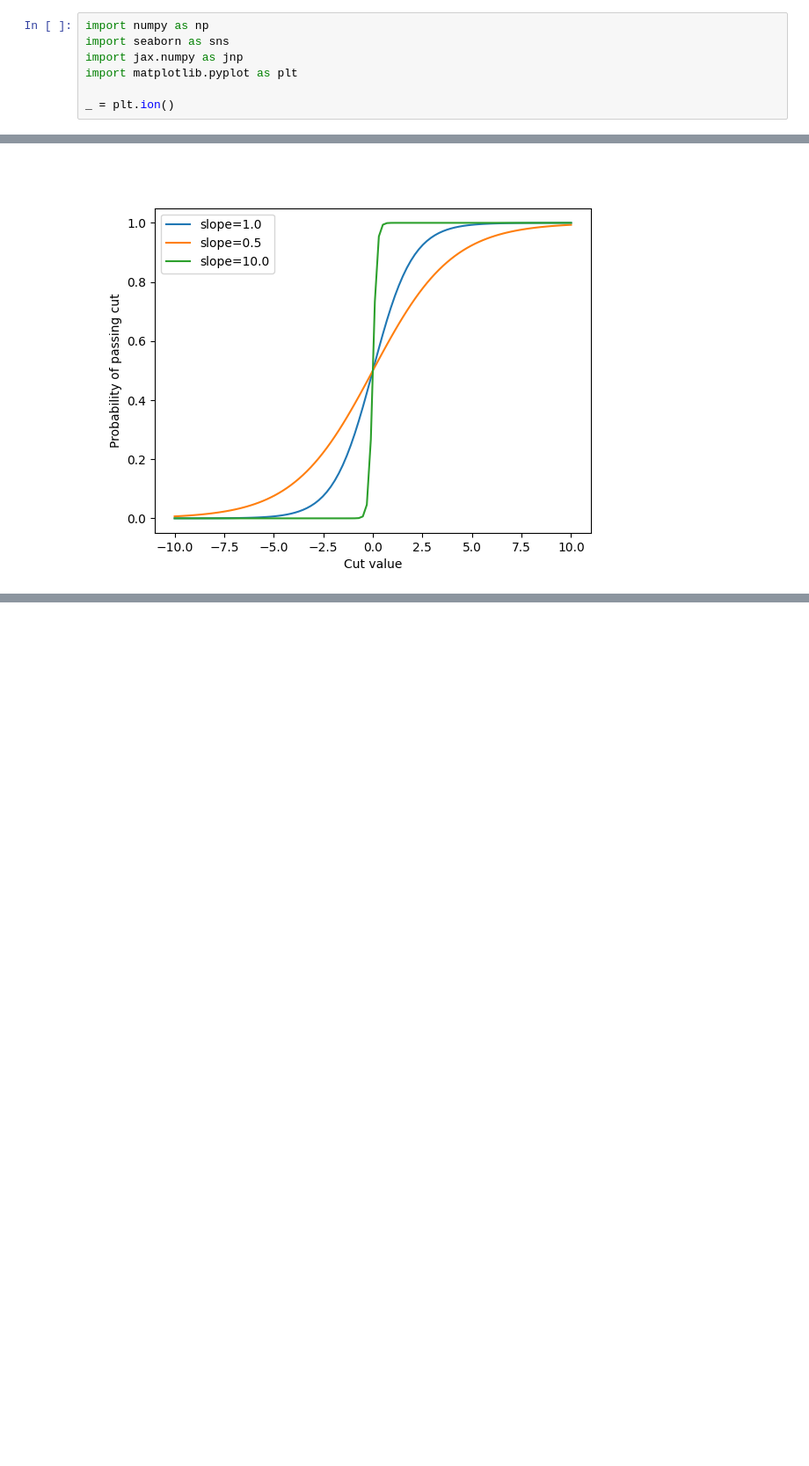
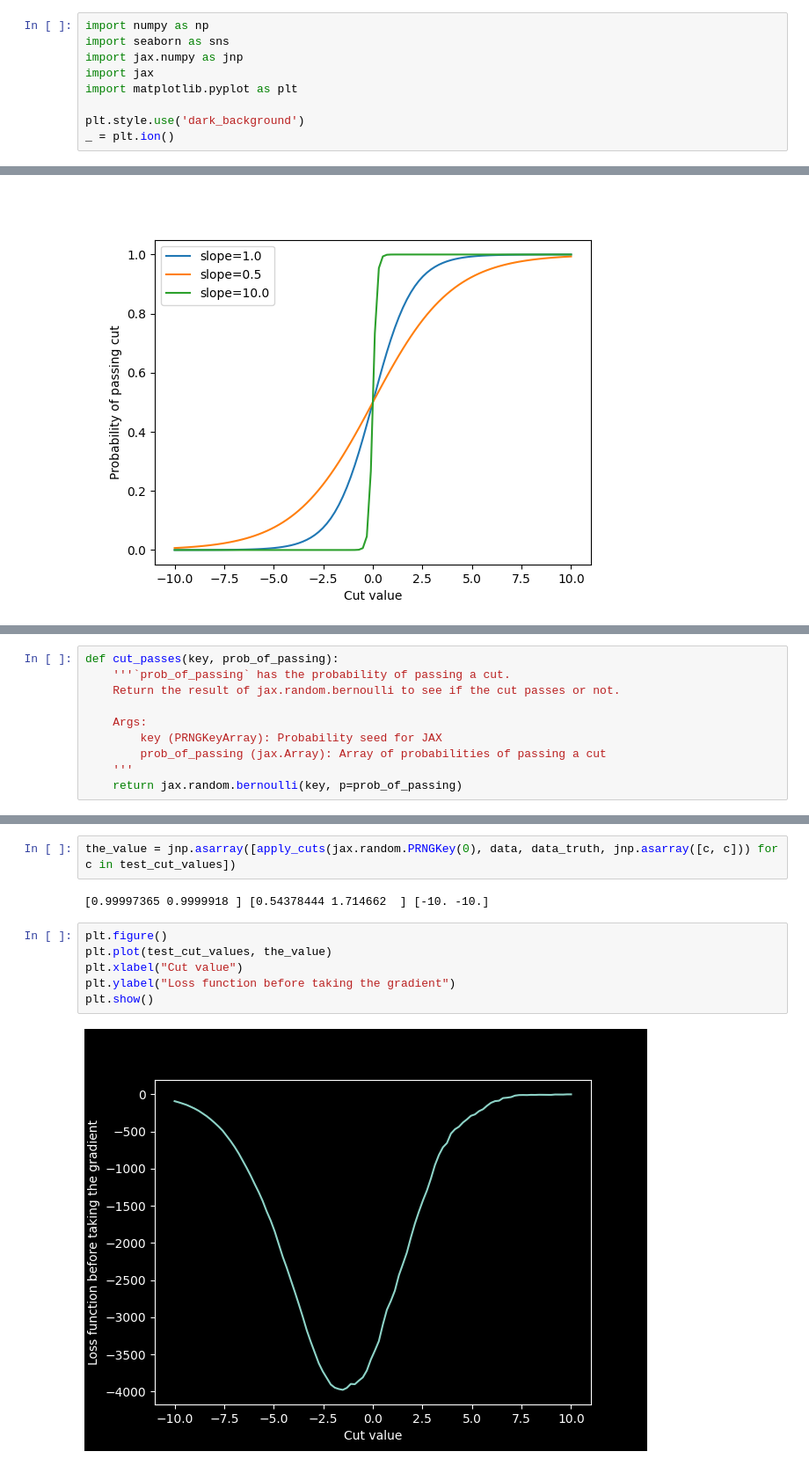
Before and after one commit to gordonwatts/2023-diff-prog-workshop, a Jupyter notebook: stocastic-gradient.ipynb, the cells around one changed output, grey strips where cells are left out. Shown: that part at 88% size. Cells and saved outputs as stored; diff of their text form; blank space fills up the shorter version.

```diff
--- a/stocastic-gradient.ipynb
+++ b/stocastic-gradient.ipynb
@@ -12,8 +12,10 @@ We'll try to do this with a super simple problem - a 2D distribution that has ba
 import numpy as np
 import seaborn as sns
 import jax.numpy as jnp
+import jax
 import matplotlib.pyplot as plt
 
+plt.style.use('dark_background')
 _ = plt.ion()
 # %% [markdown]
 ## Data Generation
@@ -124,0 +129,10 @@ plt.show()
+# %%
+def cut_passes(key, prob_of_passing):
+    '''`prob_of_passing` has the probability of passing a cut.
+    Return the result of jax.random.bernoulli to see if the cut passes or not.
+
+    Args:
+        key (PRNGKeyArray): Probability seed for JAX
+        prob_of_passing (jax.Array): Array of probabilities of passing a cut
+    '''
+    return jax.random.bernoulli(key, p=prob_of_passing)
@@ -124,0 +239,12 @@ plt.show()
+# %%
+the_value = jnp.asarray([apply_cuts(jax.random.PRNGKey(0), data, data_truth, jnp.asarray([c, c])) for c in test_cut_values])
+# %% [output]
+[0.99997365 0.9999918 ] [0.54378444 1.714662  ] [-10. -10.]
+# %%
+plt.figure()
+plt.plot(test_cut_values, the_value)
+plt.xlabel("Cut value")
+plt.ylabel("Loss function before taking the gradient")
+plt.show()
+# %% [output]
+[figure, added]
```
Also changed, not shown: parts of 11 cells of this notebook.
